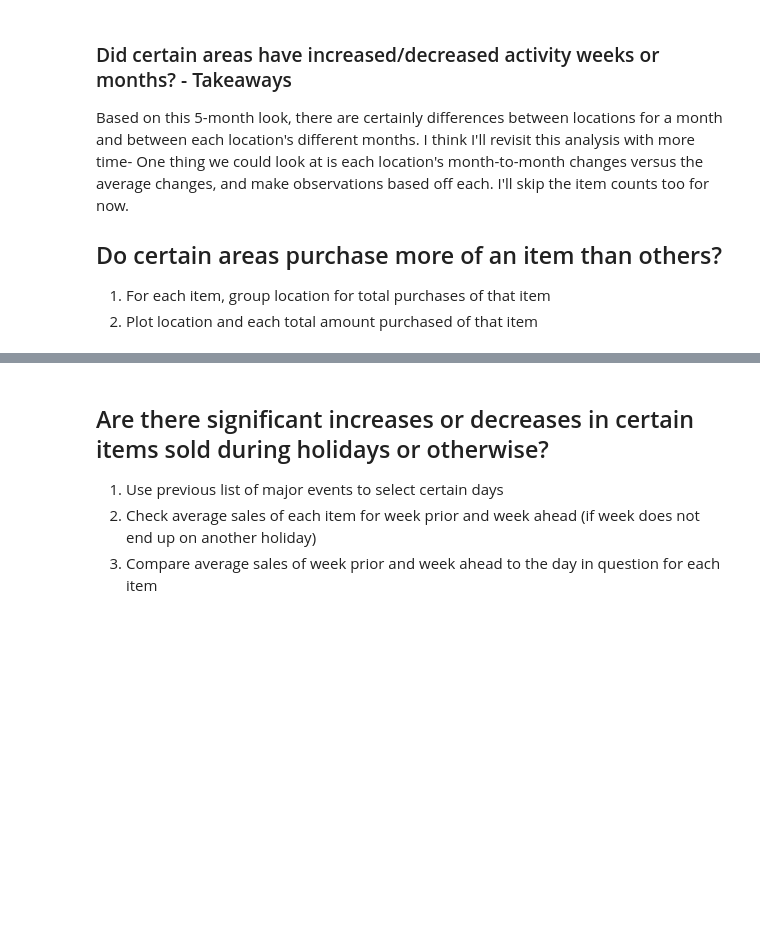
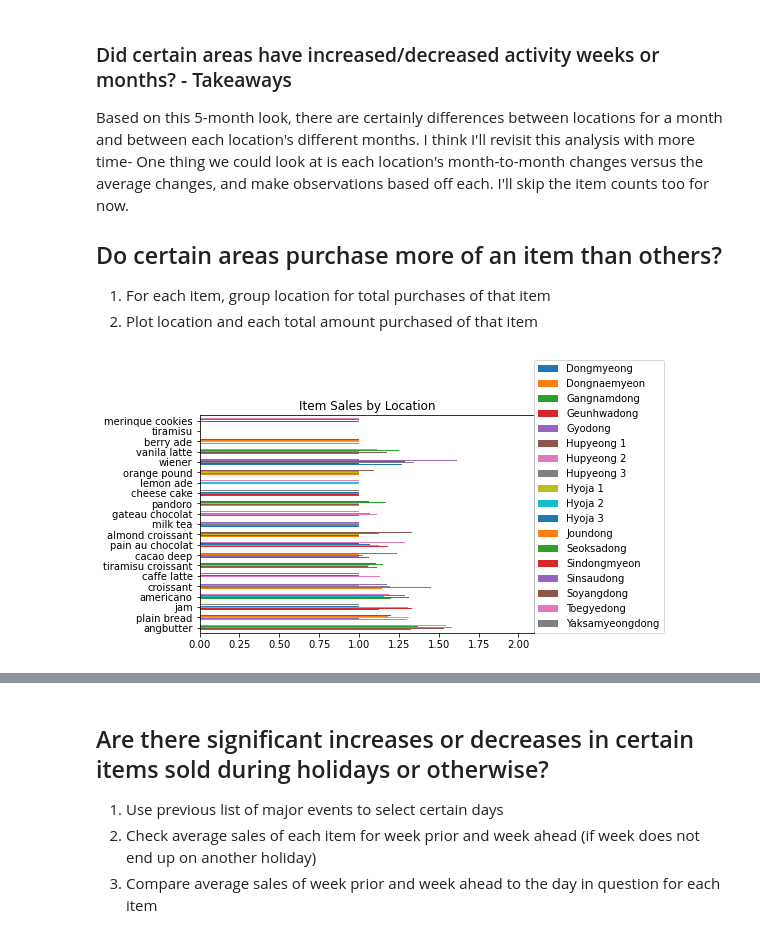
Before and after one commit to JacobPaxton/bakery-sales, a Jupyter notebook: explore.ipynb, the cells around one changed output, grey strips where cells are left out. Drawn from its saved outputs; the diff is of its cells as text; code cells hidden in the pictures; blank space fills up the shorter version.

Commit message:
add overall product sales analysis, wrap up notebook

```diff
--- a/explore.ipynb
+++ b/explore.ipynb
@@ -606,4 +606,17 @@ Based on this 5-month look, there are certainly differences between locations fo
 ## Do certain areas purchase more of an item than others?
 1. For each item, group location for total purchases of that item
 2. Plot location and each total amount purchased of that item
+# %%
+# 1.
+# For each item, group location for total purchases of that item
+items_place_df = pd.DataFrame()
+for item in sales.columns[3:-7]:
+    items_place_df[item] = pd.Series(sales.groupby('place')[item].mean())
+
+items_place_df.T.plot.barh()
+plt.title('Item Sales by Location')
+plt.legend(loc=(1,0))
+plt.show()
+# %% [output]
+[figure, added]
 # %%
```
Also changed, not shown: parts of 52 cells of this notebook.
